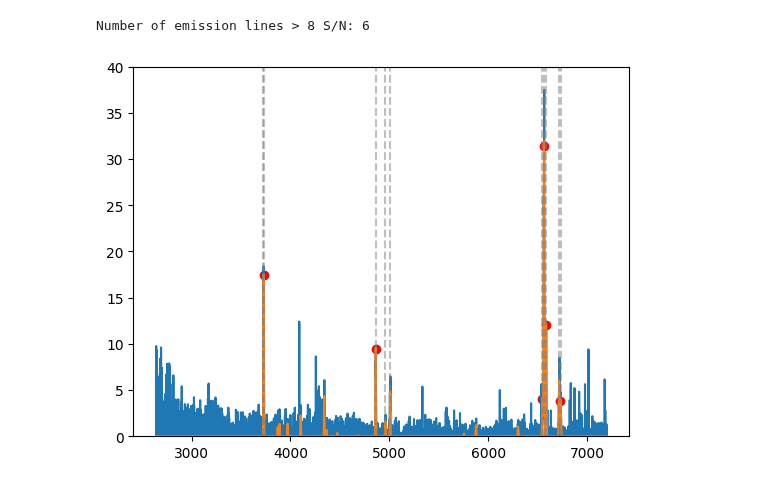
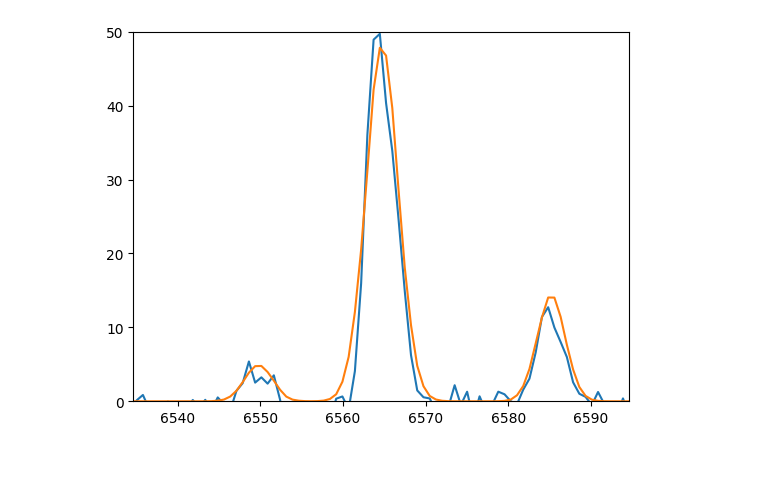
Before and after one commit to hyp0515/searching_inflow, a Jupyter notebook: spectrum_example.ipynb, the cells around one changed output. Drawn from its saved outputs; the diff is of its cells as text; code cells hidden in the pictures.

```diff
--- a/spectrum_example.ipynb
+++ b/spectrum_example.ipynb
@@ -35,22 +35,13 @@ test_id = SPECTRA.targetID[test_idx]
 # %%
-
+test_id = 39627812214146487
+test_idx = SPECTRA.id2index(test_id)
 plt.plot(SPECTRA.data_stack[test_idx,0,:], SPECTRA.data_stack[test_idx,1,:])
 plt.plot(SPECTRA.data_stack[test_idx,0,:], SPECTRA.data_stack[test_idx,5,:])
 # plt.plot(SPECTRA.data_stack[test_idx,0,:], 8/SPECTRA.data_stack[test_idx,2,:])
-# plt.xlim([OII_rest[0]-30, OII_rest[0]+30])
-# plt.xlim([Halpha_rest[0]-30, Halpha_rest[0]+30])
+# plt.xlim([OIII_rest[0]-30, OIII_rest[1]+30])
+plt.xlim([Halpha_rest[0]-30, Halpha_rest[0]+30])
 # plt.xlim([SII_rest[0]-30, SII_rest[0]+30])
-plt.ylim([0, 40])
-count = 0
-for l0 in [*lines_vac['OII'], *lines_vac['OIII'], *lines_vac['Hbeta'], *lines_vac['Halpha'], *lines_vac['NII'], *lines_vac['SII']]: # total 10 lines
-    plt.axvline(l0, color='gray', linestyle='--', alpha=0.5)
-    l0_idx = np.searchsorted(SPECTRA.data_stack[test_idx,0,:], l0)  - 1 # -1 is because searchsorted gives the index where it would be inserted to keep order
-    if SPECTRA.data_stack[test_idx,5,l0_idx] > 8/SPECTRA.data_stack[test_idx,2,l0_idx]:
-        count += 1
-        plt.scatter(SPECTRA.data_stack[test_idx,0,l0_idx], SPECTRA.data_stack[test_idx,5,l0_idx], color='red')
-
-print(f"Number of emission lines > 8 S/N: {count}")
+plt.ylim([0, 50])
 plt.show()
 # %% [output]
-Number of emission lines > 8 S/N: 6
-[figure, old version]
+[figure, new version]
```
Also changed, not shown: parts of 1 cell of this notebook, 3 other files.
